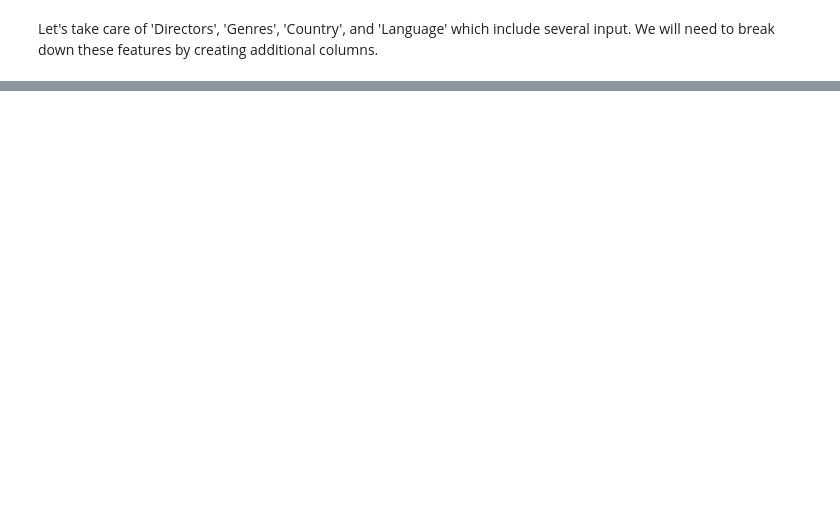
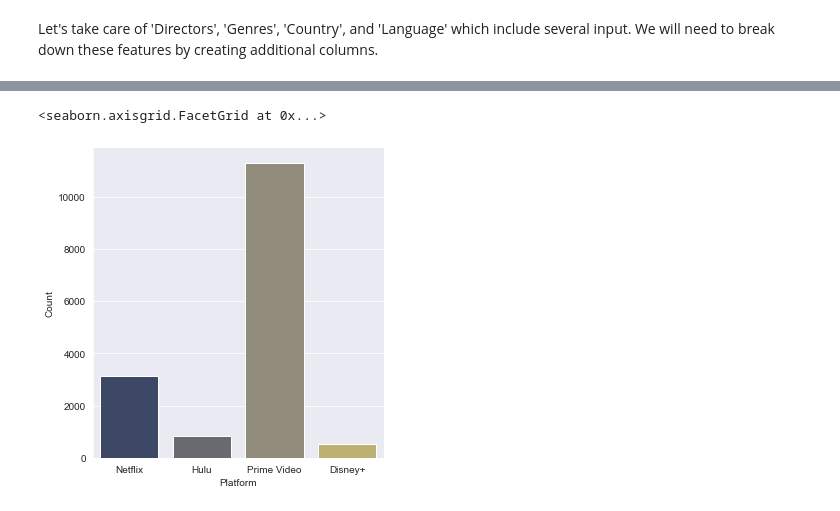
Before and after one commit to SalimAmarti/OTT_movies_Project, a Jupyter notebook: OTT project.ipynb, the cells around one changed output, grey strips where cells are left out. Cells and saved outputs as stored; diff of their text form; code cells hidden in the pictures; blank space fills up the shorter version.

```diff
--- a/OTT project.ipynb
+++ b/OTT project.ipynb
@@ -194,0 +169,2 @@ test3
+# %%
+data_clean = data_clean.drop(['Directors','Genres','Country','Language'],axis=1)
@@ -194,0 +203,10 @@ test3
+# %%
+OTT_movie_count = data_clean[['Netflix','Hulu','Prime Video','Disney+']].groupby(['Netflix','Hulu','Prime Video','Disney+'],as_index=False).sum().sum()
+# %%
+OTT_movie_count = pd.DataFrame(OTT_movie_count).reset_index()
+OTT_movie_count.columns = ['Platform','Count']
+# %%
+sns.catplot(x='Platform',y='Count',data=OTT_movie_count,kind='bar',palette='cividis')
+# %% [output]
+<seaborn.axisgrid.FacetGrid at 0x...>
+[figure, added]
```
Also changed, not shown: parts of 93 cells of this notebook.
